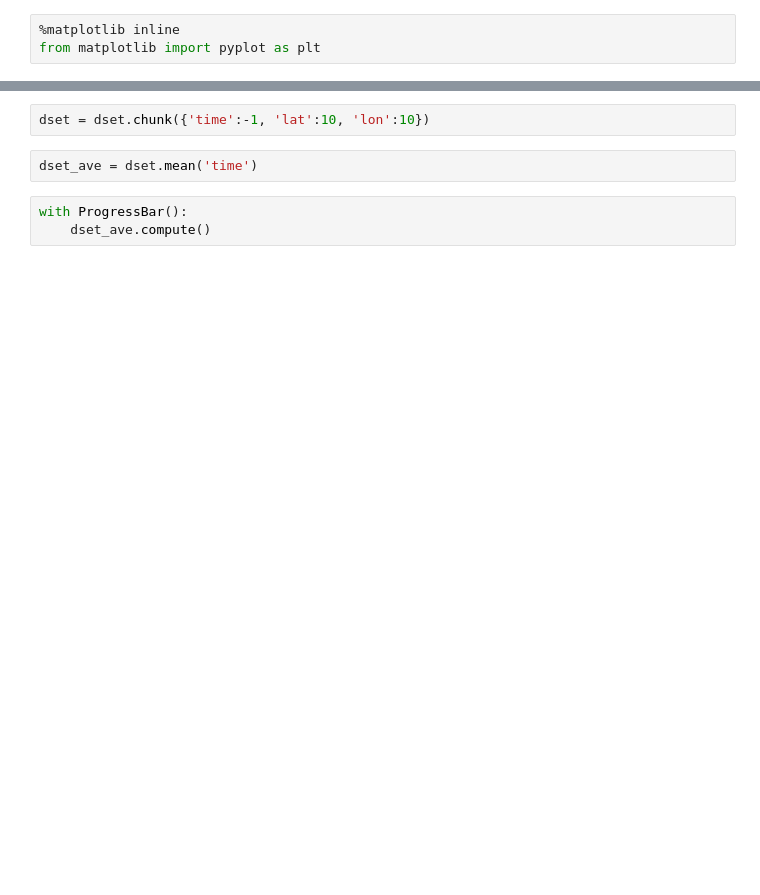
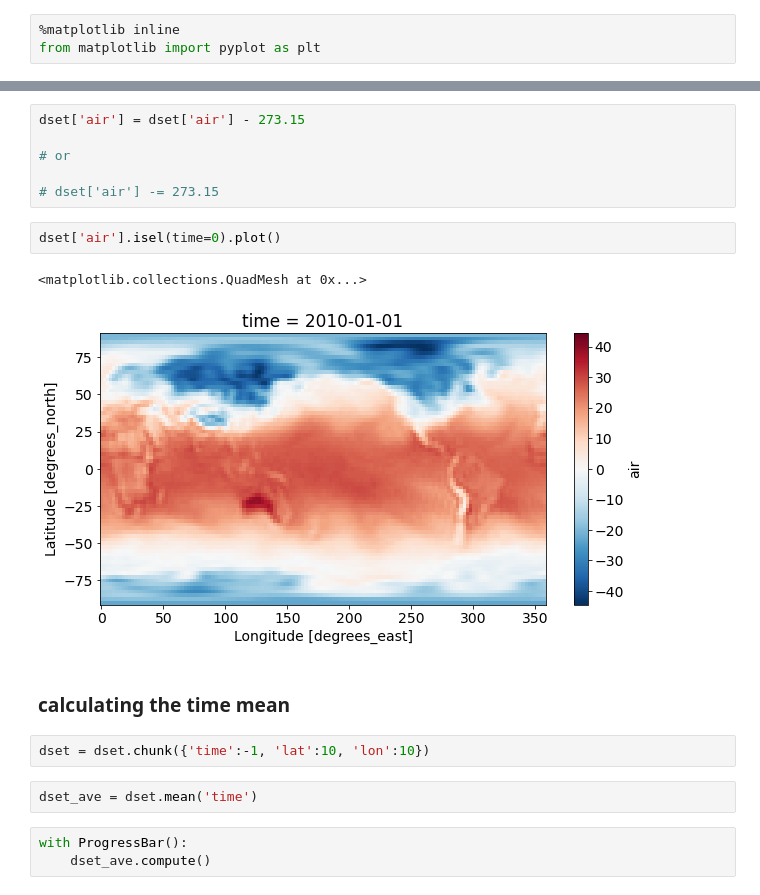
Before and after one commit to nicolasfauchereau/climate_data_analytics, a Jupyter notebook: notebooks/reanalyses.ipynb, the cells around one changed output, grey strips where cells are left out. Saved outputs shown, nothing was run; the diff lists cells and outputs as text; blank space fills up the shorter version.

```diff
--- a/notebooks/reanalyses.ipynb
+++ b/notebooks/reanalyses.ipynb
@@ -81,3 +166,16 @@ dset['air'].isel(time=0).plot()
+# %%
+dset['air'] = dset['air'] - 273.15
+
+# or
+
+# dset['air'] -= 273.15
+# %%
+dset['air'].isel(time=0).plot()
+# %% [output]
+<matplotlib.collections.QuadMesh at 0x...>
+[figure, added]
+# %% [markdown]
+### calculating the time mean
 # %%
 dset = dset.chunk({'time':-1, 'lat':10, 'lon':10})
 # %%
```
Also changed, not shown: parts of 85 cells of this notebook, 1 other file.
